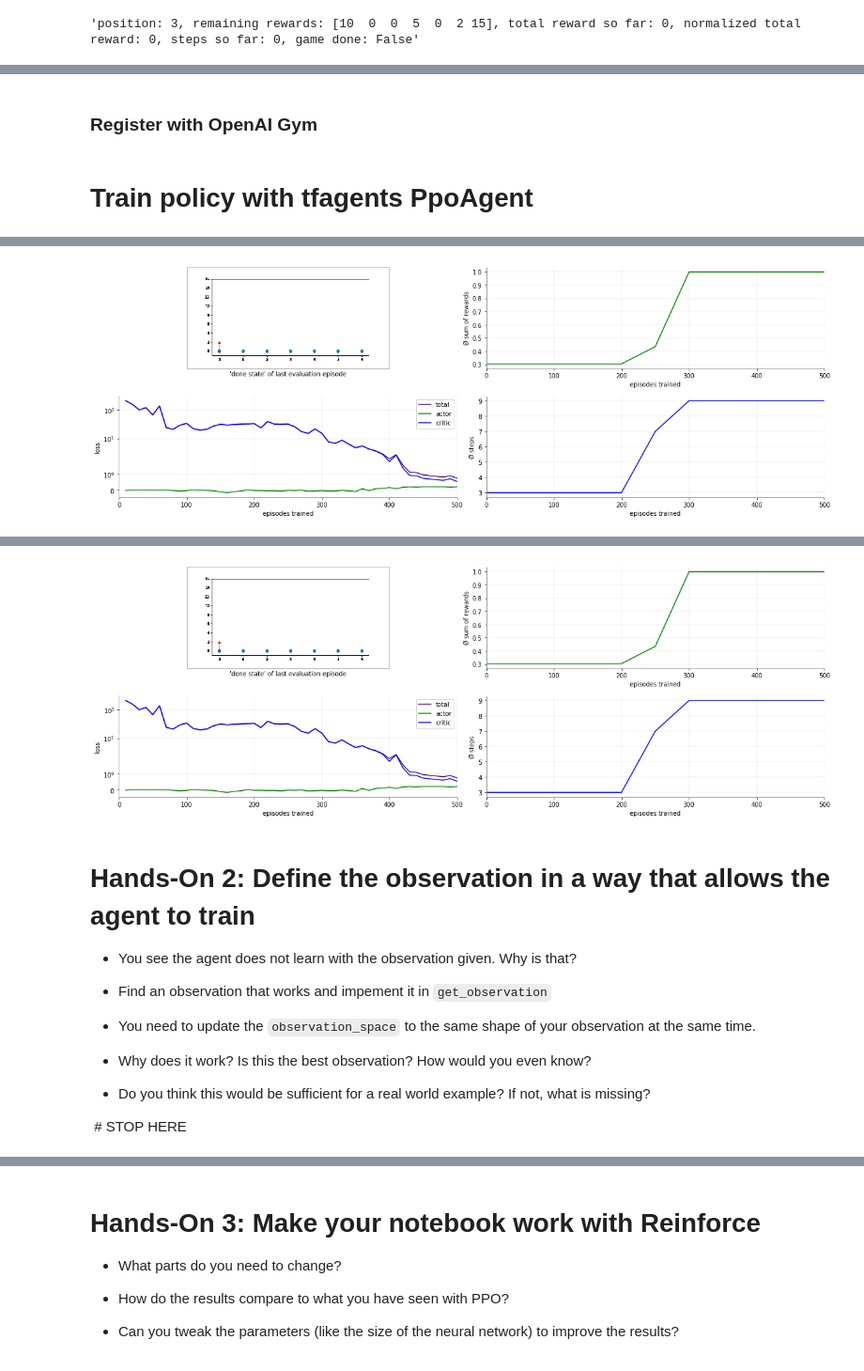
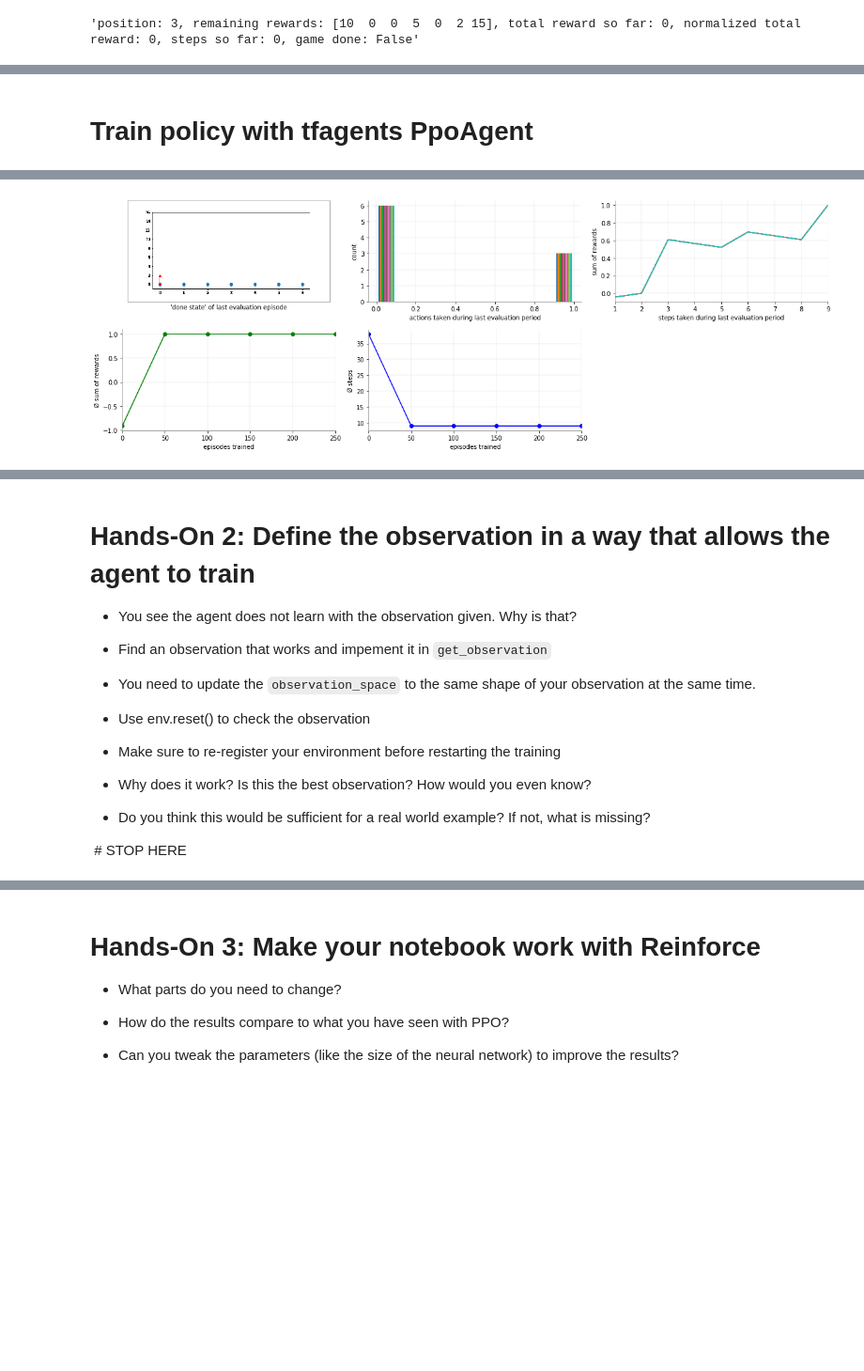
Before and after one commit to christianhidber/easyagents, a Jupyter notebook: jupyter_notebooks/workshop/easyagents_line_solution.ipynb, the cells around one changed output, grey strips where cells are left out. Shown: that part at 94% size. Cells and saved outputs as stored; diff of their text form; code cells hidden in the pictures; blank space fills up the shorter version.

```diff
--- a/jupyter_notebooks/workshop/easyagents_line_solution.ipynb
+++ b/jupyter_notebooks/workshop/easyagents_line_solution.ipynb
@@ -327,2 +286,0 @@ env.render(mode='human')
-# %% [markdown]
-### Register with OpenAI Gym
@@ -336,16 +289,18 @@ register_with_gym(gym_env_name=env_name, entry_point=LineWorldEnv, max_episode_s
 # %%
 %%time
 
+from easyagents.env import register_with_gym
 from easyagents.agents import PpoAgent
 from easyagents.callbacks import log, plot
 
+env_name = "LineWorld-v0"
+register_with_gym(gym_env_name=env_name, entry_point=LineWorldEnv, max_episode_steps=100)
+
 ppoAgent = PpoAgent(gym_env_name = env_name, fc_layers=(500,500,500))
 
-plots = [plot.State(), plot.Rewards(), plot.Loss(), plot.Steps()]
+plots = [plot.State(), plot.Actions(), plot.StepRewards(), plot.Rewards(), plot.Steps(), plot.ToMovie()]
 ppoAgent.train(plots,
-               learning_rate=1e-4,
-               num_iterations = 50,
+               num_iterations = 25,
                num_episodes_per_iteration = 10,
-               max_steps_per_episode = 50,
-               num_epochs_per_iteration = 5)
+               max_steps_per_episode = 20)
 # %% [output]
@@ -352 +310 @@ ppoAgent.train(plots,
-[figure, old version]
+[figure, new version]
@@ -355,4 +311,3 @@ Wall time: 2min 33s
-[figure, removed]
 # %% [markdown]
 # Hands-On 2: Define the observation in a way that allows the agent to train
 
@@ -362,6 +317,10 @@ Wall time: 2min 33s
 
 *  You need to update the `observation_space` to the same shape of your observation at the same time.
 
+* Use env.reset() to check the observation
+
+* Make sure to re-register your environment before restarting the training
+
 * Why does it work? Is this the best observation? How would you even know?
 
 * Do you think this would be sufficient for a real world example? If not, what is missing?
```
Also changed, not shown: parts of 28 cells of this notebook.
